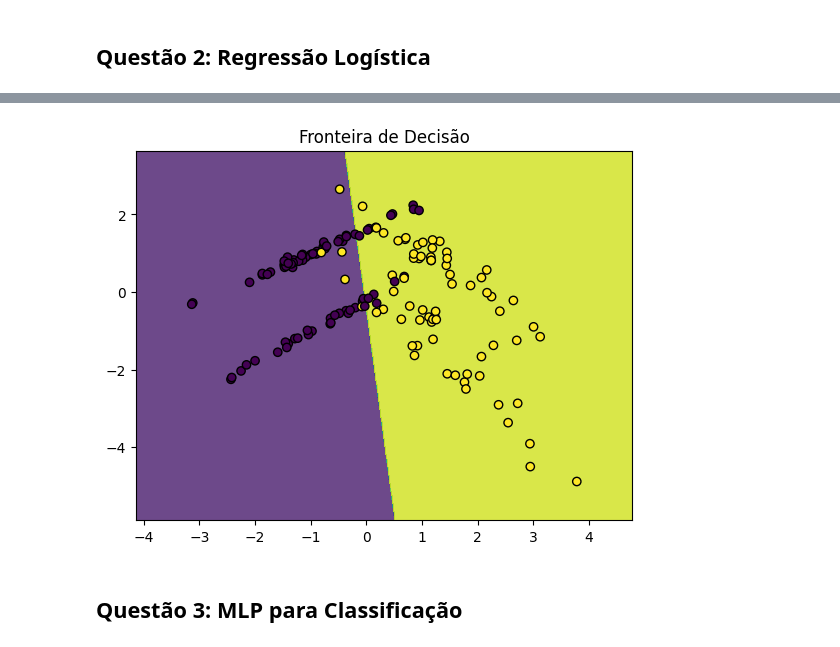
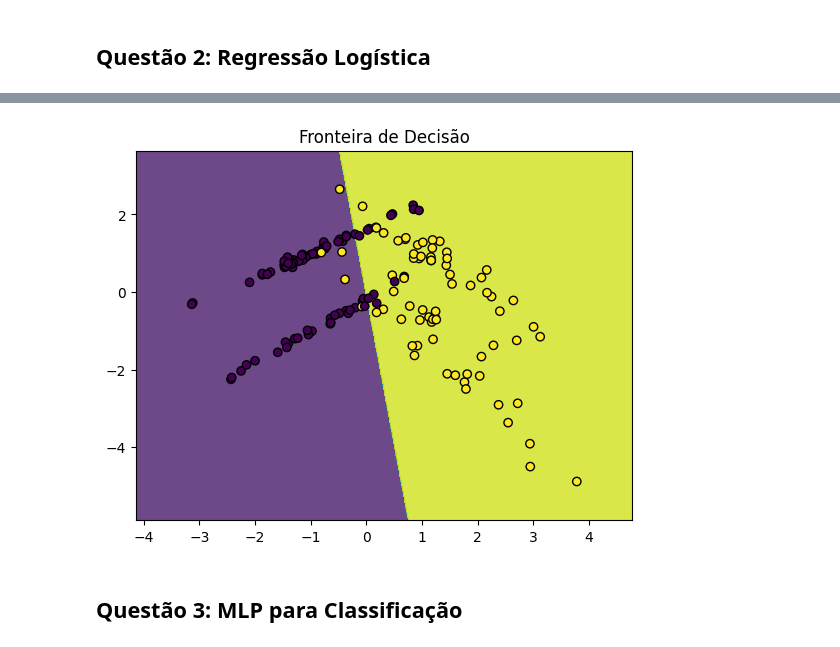
Before and after one commit to LucasVianaSampaio/Trabalho-de-Redes-Neurais, a Jupyter notebook: exercicios_ia.ipynb, the cells around one changed output, grey strips where cells are left out. Cells and saved outputs as stored; diff of their text form; code cells hidden in the pictures.

```diff
--- a/exercicios_ia.ipynb
+++ b/exercicios_ia.ipynb
@@ -120,71 +120,66 @@ MSE (Rede Neural): 2.6148
 # %% [markdown]
 ## Questão 2: Regressão Logística
 # %%
+import numpy as np
+from sklearn.datasets import make_classification
+from sklearn.model_selection import train_test_split
+import matplotlib.pyplot as plt
 
-import torch
-import torch.nn as nn
-import torch.optim as optim
-from sklearn.datasets import make_classification
+# Gerando dados sintéticos para um problema de classificação binária
+X, y = make_classification(n_samples=500, n_features=2, n_classes=2, n_redundant=0, random_state=42)
 
-# Gerando dados
-X, y = make_classification(n_samples=500, n_features=2, n_classes=2, n_informative=2, n_redundant=0, random_state=42)
+#Dividindo os dados de treino (70%) e teste (30%)
 X_train, X_test, y_train, y_test = train_test_split(X, y, test_size=0.3, random_state=42)
 
-# Modelo de Regressão Logística
-class LogisticRegression(nn.Module):
-    def __init__(self):
-        super().__init__()
-        self.linear = nn.Linear(2, 1)
+# Implementação Manual da Regressão Logística com Gradiente Descendente
+class LogisticRegressionGD:
+    def __init__(self, learning_rate=0.01, epochs=1000):
+        self.learning_rate = learning_rate  # Taxa de aprendizado
+        self.epochs = epochs  # Número de iterações
+        self.theta = None  # Vetor de parâmetros do modelo (pesos e bias)
 
-    def forward(self, x):
-        return torch.sigmoid(self.linear(x))
+    def sigmoid(self, z):
+        """Função sigmoide para converter valores em probabilidades."""
+        return 1 / (1 + np.exp(-z))
 
-# Instanciação e treinamento do modelo
-model = LogisticRegression()
-criterion = nn.BCELoss()
-optimizer = optim.SGD(model.parameters(), lr=0.01)
+    def fit(self, X, y):
+        """Treina o modelo usando Gradiente Descendente."""
+        X = np.c_[np.ones(X.shape[0]), X]  # Adicionando uma coluna de 1s para representar o bias
+        self.theta = np.zeros(X.shape[1])  # Inicializando os parâmetros com zeros
 
-# Conversão de dados para tensores
-X_train_torch = torch.tensor(X_train, dtype=torch.float32)
-y_train_torch = torch.tensor(y_train, dtype=torch.float32).view(-1, 1)
+        for _ in range(self.epochs):
+            z = X @ self.theta  # Calcula z = X * theta
+            h = self.sigmoid(z)  # Aplica a função sigmoide
+            gradient = (1 / len(y)) * X.T @ (h - y)  # Calcula o gradiente do erro
+            self.theta -= self.learning_rate * gradient  # Atualiza os pesos
 
-# Treinamento
-for epoch in range(1000):
-    optimizer.zero_grad()
-    outputs = model(X_train_torch)
-    loss = criterion(outputs, y_train_torch)
-    loss.backward()
-    optimizer.step()
+    def predict(self, X):
+        """Faz previsões e retorna 0 ou 1."""
+        X = np.c_[np.ones(X.shape[0]), X]  # Adiciona coluna de bias
+        return (self.sigmoid(X @ self.theta) >= 0.5).astype(int)  # Converte probabilidades em classes
 
-    if (epoch+1) % 100 == 0:
-        print(f'Epoch [{epoch+1}/1000], Loss: {loss.item():.4f}')
+# Instanciando e treinando o modelo
+model = LogisticRegressionGD(learning_rate=0.01, epochs=1000)
+model.fit(X_train, y_train)
 
-#Avaliação de dados de teste para tensorres
-X_test_torch = torch.tensor(X_test, dtype=torch.float32)
-y_test_torch = torch.tensor(y_test, dtype=torch.float32).view(-1, 1)
+# Avaliação do modelo
+y_pred = model.predict(X_test)
+accuracy = np.mean(y_pred == y_test)  # Calcula a acurácia comparando as previsões com os valores reais
 
-#Avaliação do modelo
-model.eval()
-with torch.no_grad():
-    y_pred = model(X_test_torch)
-    y_pred_class = (y_pred > 0.5).float()
-    accuracy = (y_pred_class == y_test_torch).float().mean()
-    print(f'Acurácia no conjunto de teste: {accuracy.item():.4f}')
+print(f'Acurácia no conjunto de teste: {accuracy:.4f}')
 
-# Visualização da fronteira de decisão
-import matplotlib.pyplot as plt
-import numpy as np
-
+# Função para visualizar a Fronteira de Decisão
 def plot_decision_boundary(model, X, y):
     x_min, x_max = X[:, 0].min() - 1, X[:, 0].max() + 1
     y_min, y_max = X[:, 1].min() - 1, X[:, 1].max() + 1
     xx, yy = np.meshgrid(np.arange(x_min, x_max, 0.01),
                          np.arange(y_min, y_max, 0.01))
-    grid = torch.tensor(np.c_[xx.ravel(), yy.ravel()], dtype=torch.float32)
-    with torch.no_grad():
-        Z = model(grid)
-        Z = (Z > 0.5).float().numpy()
-    Z = Z.reshape(xx.shape)
+
+    # Criando a grade para prever os valores
+    grid = np.c_[xx.ravel(), yy.ravel()]
+    Z = model.predict(grid).reshape(xx.shape)  # Obtendo previsões
+
+    # Plotando a fronteira de decisão
     plt.contourf(xx, yy, Z, alpha=0.8)
     plt.scatter(X[:, 0], X[:, 1], c=y, edgecolors='k', marker='o')
     plt.title('Fronteira de Decisão')
@@ -206,4 +191,4 @@ Acurácia no conjunto de teste: 0.8800
-[figure, old version]
+[figure, new version]
 # %% [markdown]
 ## Questão 3: MLP para Classificação
 # %%
```
Also changed, not shown: parts of 2 cells of this notebook.
